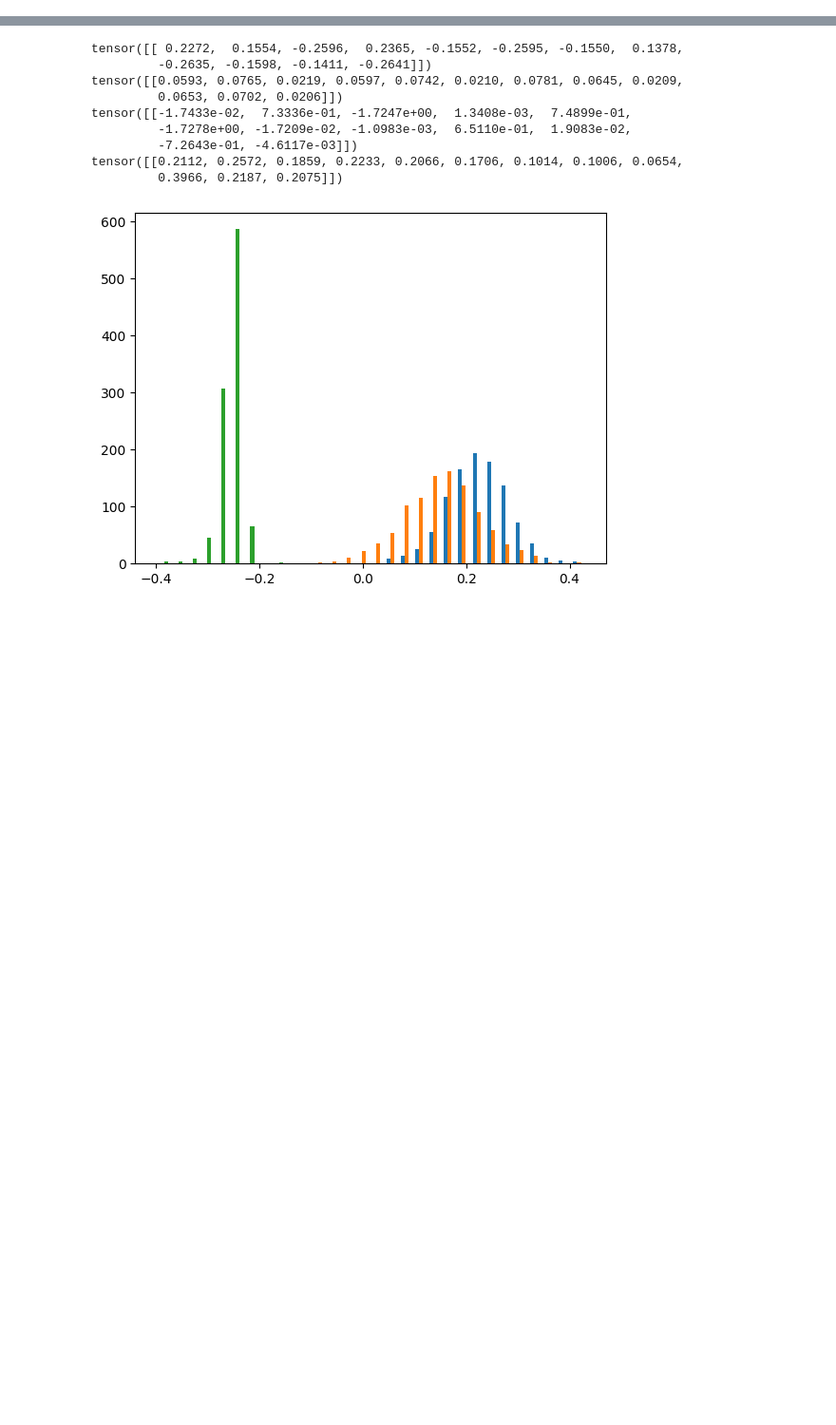
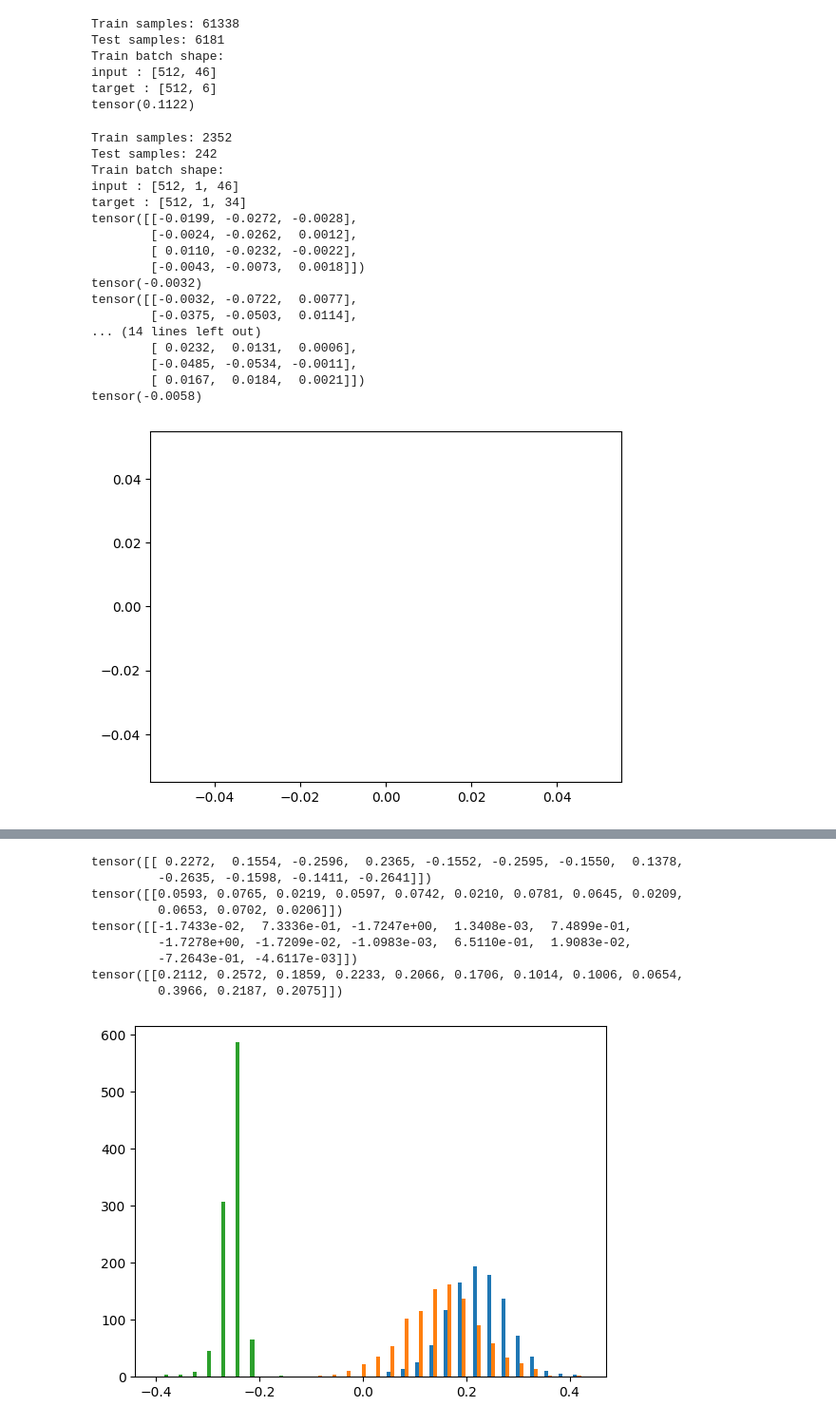
Before and after one commit to Atarilab/esfal, a Jupyter notebook: project/learning_jump_feasibility/eval.ipynb, the cells around one changed output, grey strips where cells are left out. Shown at 95% size. Drawn from its saved outputs; the diff is of its cells as text; code cells hidden in the pictures; blank space fills up the shorter version.

```diff
--- a/project/learning_jump_feasibility/eval.ipynb
+++ b/project/learning_jump_feasibility/eval.ipynb
@@ -30,2 +30,73 @@ target : [512, 6]
+# %%
+dataloader_train, dataloader_test = get_dataloaders("classifier", 512, data_path=DATA_PATH, exclude="pos_vj")
+
+avg_dist = 0.
+for batch in dataloader_train:
+    input = batch["input"]
+    avg_dist += torch.mean(torch.norm(input[:, -12:].reshape(-1, 4, 3) - input[:, -24:-12].reshape(-1, 4, 3), p=2, dim=-1))
+
+
+avg_dist /= len(dataloader_train)
+print(avg_dist)
+# %% [output]
+Train samples: 61338
+Test samples: 6181
+Train batch shape:
+input : [512, 46]
+target : [512, 6]
+tensor(0.1122)
+# %%
+import matplotlib.pyplot as plt
+
+dataloader_train, dataloader_test = get_dataloaders("regressor", 512, data_path=DATA_PATH, exclude="pos_vj")
+
+delta = []
+scores = []
+for batch in dataloader_train:
+    state =  batch["input"][:, 0, :-24].squeeze()
+    current = batch["input"][:, 0, -12:].squeeze()
+    target = batch["target"][:, 0, -12:].squeeze()
+    print(target[0].reshape(4,3))
+    achieved = batch["input"][:, 0, -24:-12].squeeze()
+
+    print(state[0, 0])
+    dist = torch.mean(torch.norm(target.reshape(-1, 4, 3) - achieved.reshape(-1, 4, 3), p=2, dim=-1), dim=-1)
+
+    input = torch.concatenate(
+        (state, current, target), dim=-1
+    )
+
+
+    # with torch.no_grad():
+    #     score = model(input).numpy()
+
+    # for s, d in zip(score, dist):
+    #     scores.append(s.item())
+    #     delta.append(d.item())
+
+scores = np.array(scores)
+delta = np.array(delta)
+plt.scatter(scores[scores>5], delta[scores>5])
+plt.scatter(scores[scores<=5], delta[scores<=5])
+plt.show()
+# %% [output]
+Train samples: 2352
+Test samples: 242
+Train batch shape:
+input : [512, 1, 46]
+target : [512, 1, 34]
+tensor([[-0.0199, -0.0272, -0.0028],
+        [-0.0024, -0.0262,  0.0012],
+        [ 0.0110, -0.0232, -0.0022],
+        [-0.0043, -0.0073,  0.0018]])
+tensor(-0.0032)
+tensor([[-0.0032, -0.0722,  0.0077],
+        [-0.0375, -0.0503,  0.0114],
+... (14 lines left out)
+        [ 0.0232,  0.0131,  0.0006],
+        [-0.0485, -0.0534, -0.0011],
+        [ 0.0167,  0.0184,  0.0021]])
+tensor(-0.0058)
+[figure, added]
 # %%
 
```
Also changed, not shown: parts of 3 cells of this notebook, 54 other files.
